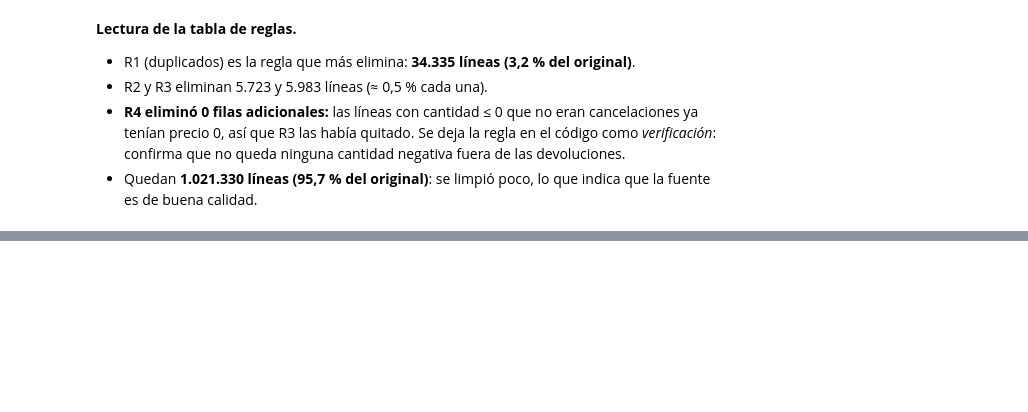
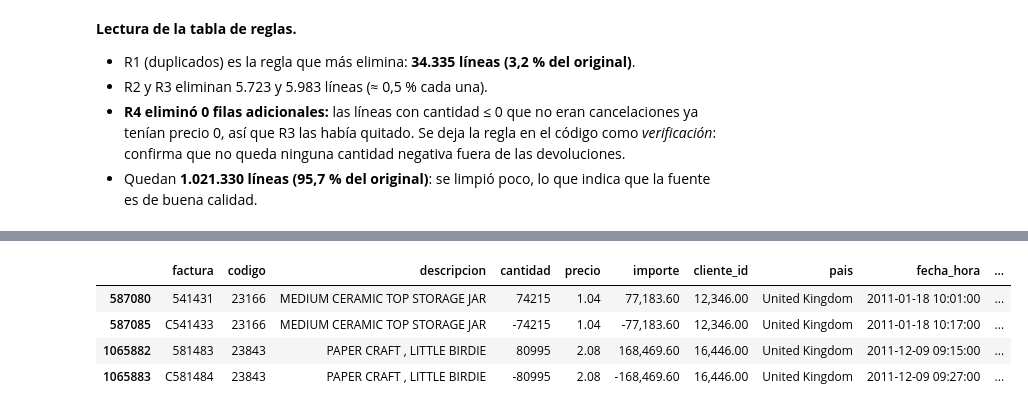
Before and after one commit to Xantyagoh/grupo3-bi-ecommerce, a Jupyter notebook: notebooks/02_preparacion_modelado.ipynb, the cells around one changed output, grey strips where cells are left out. Saved outputs shown, nothing was run; the diff lists cells and outputs as text; code cells hidden in the pictures; blank space fills up the shorter version.

```diff
--- a/notebooks/02_preparacion_modelado.ipynb
+++ b/notebooks/02_preparacion_modelado.ipynb
@@ -111,0 +195,10 @@ Filas finales: 1,021,330 (95.7% del original)
+# %%
+# Los dos pedidos gigantes (74.215 y 80.995 unidades): fueron cancelados minutos despues?
+gigantes = limpio[limpio['cantidad'].abs() >= 70000][cols + ['es_cancelacion']]
+gigantes.sort_values('fecha_hora')
+# %% [output]
+|  | factura | codigo | descripcion | cantidad | precio | importe | cliente_id | pais | fecha_hora | ... |
+| 587080 | 541431 | 23166 | MEDIUM CERAMIC TOP STORAGE JAR | 74215 | 1.04 | 77,183.60 | 12,346.00 | United Kingdom | 2011-01-18 10:01:00 | ... |
+| 587085 | C541433 | 23166 | MEDIUM CERAMIC TOP STORAGE JAR | -74215 | 1.04 | -77,183.60 | 12,346.00 | United Kingdom | 2011-01-18 10:17:00 | ... |
+| 1065882 | 581483 | 23843 | PAPER CRAFT , LITTLE BIRDIE | 80995 | 2.08 | 168,469.60 | 16,446.00 | United Kingdom | 2011-12-09 09:15:00 | ... |
+| 1065883 | C581484 | 23843 | PAPER CRAFT , LITTLE BIRDIE | -80995 | 2.08 | -168,469.60 | 16,446.00 | United Kingdom | 2011-12-09 09:27:00 | ... |
```
Also changed, not shown: parts of 9 cells of this notebook, 1 other file.
